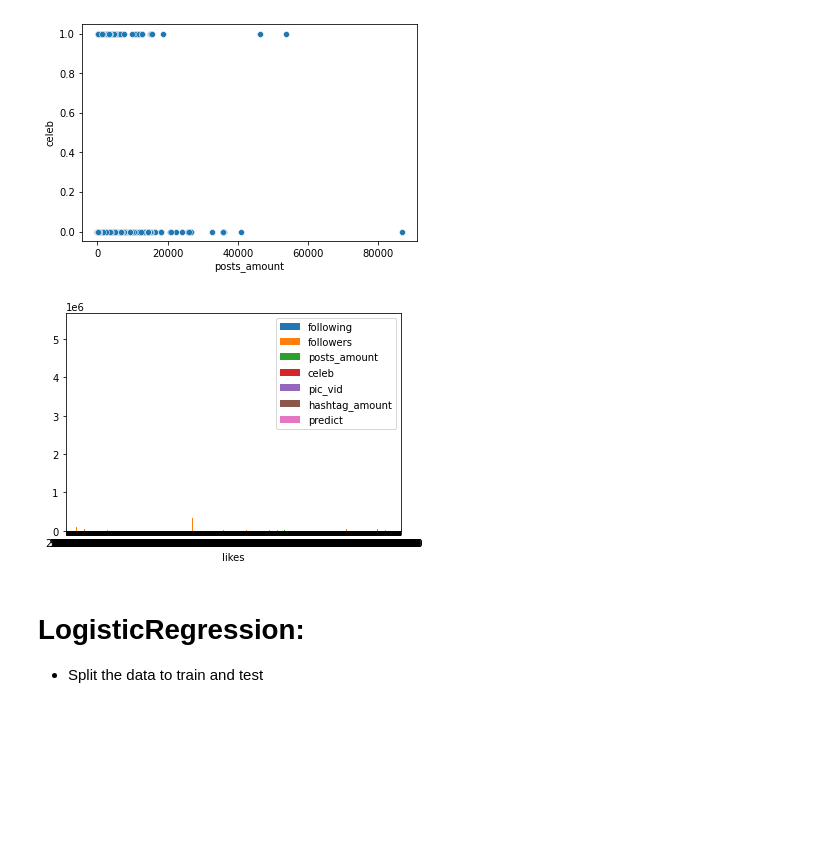
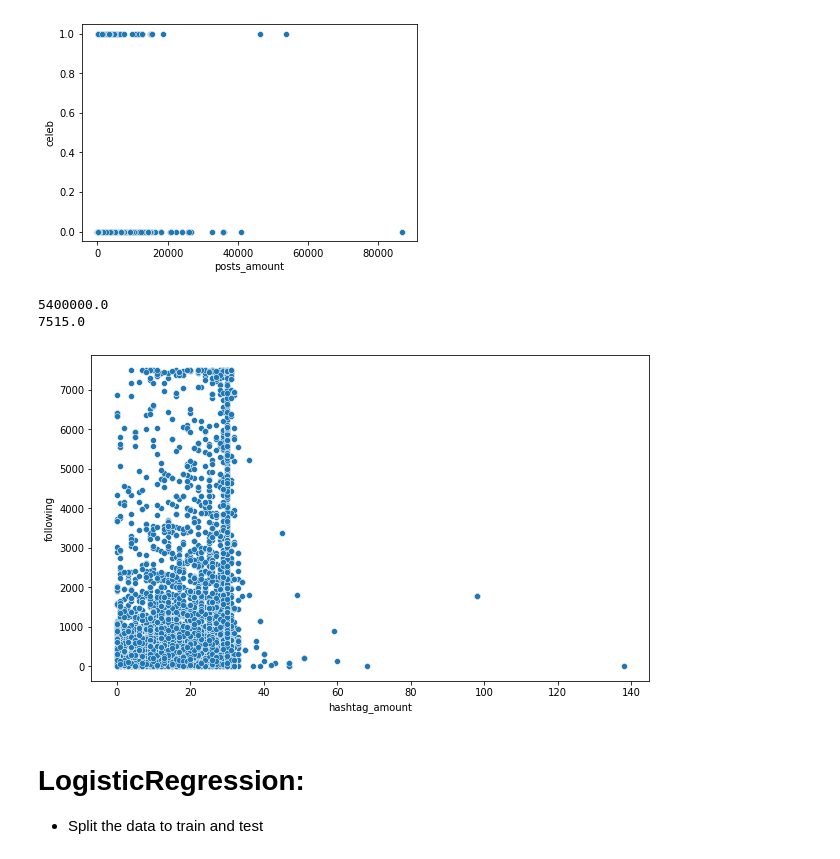
Before and after one commit to OrenPin/Instagram-Prediction---Data-Analysis, a Jupyter notebook: PostAnalysis.ipynb, the cells around one changed output. Cells and saved outputs as stored; diff of their text form; code cells hidden in the pictures; blank space fills up the shorter version.

```diff
--- a/PostAnalysis.ipynb
+++ b/PostAnalysis.ipynb
@@ -472,10 +480,14 @@ sns.scatterplot(data=df_dup_numeric, x="posts_amount", y="celeb")
 # %% [output]
 <AxesSubplot:xlabel='posts_amount', ylabel='celeb'>
 [figure]
-# %%
-df_duplicate.plot.bar(x='likes', rot=0)
-# %% [output]
-[figure, removed]
+# %%
+sns.scatterplot(data=df_duplicate, x="hashtag_amount", y="following")
+print(df_duplicate['followers'].max())
+print(df_duplicate['following'].max())
+# %% [output]
+5400000.0
+7515.0
+[figure, added]
 # %% [markdown]
 # LogisticRegression:
 + Split the data to train and test
```
Also changed, not shown: parts of 7 cells of this notebook.
